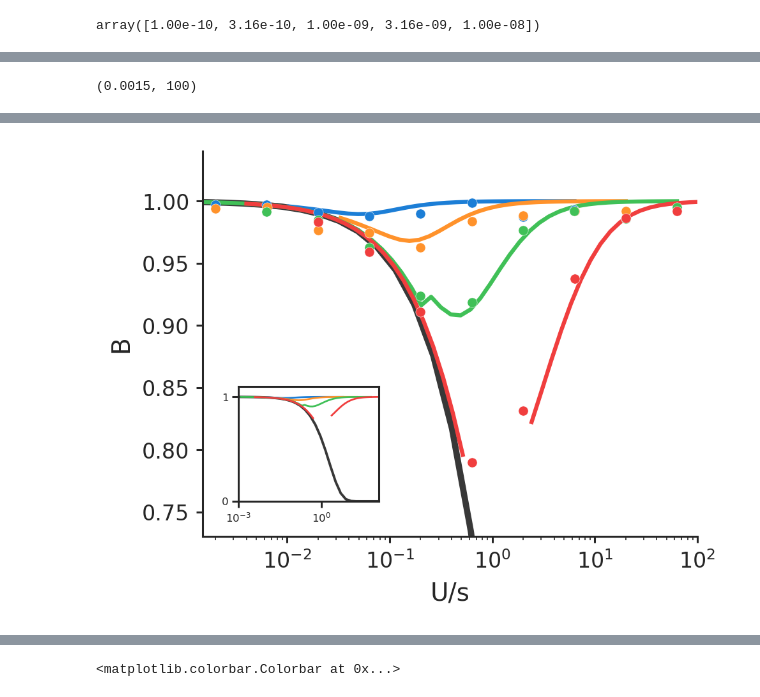
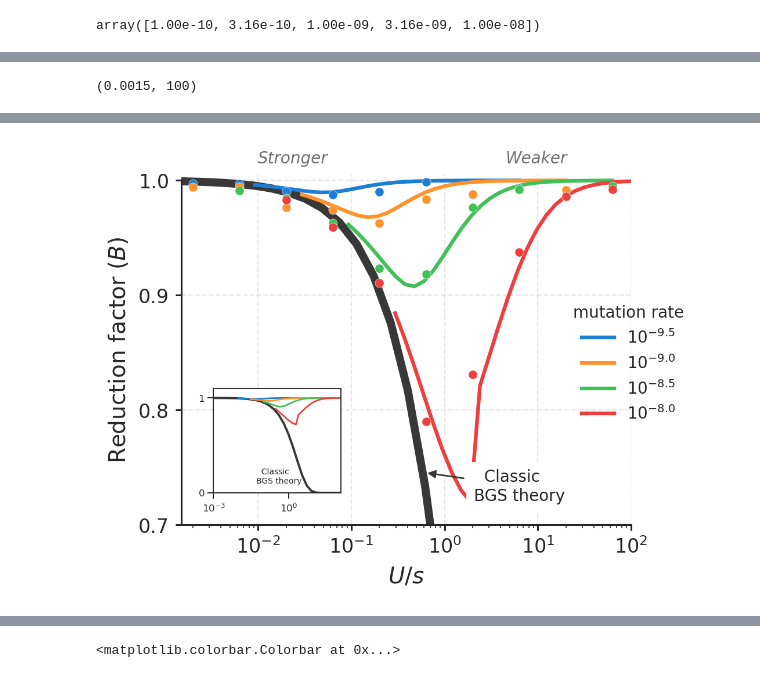
Before and after one commit to vsbuffalo/bprime, a Jupyter notebook: notebooks/region_simulations.ipynb, the cells around one changed output, grey strips where cells are left out. Cells and saved outputs as stored; diff of their text form; code cells hidden in the pictures.

Commit message:
freshly implemented theory

```diff
--- a/notebooks/region_simulations.ipynb
+++ b/notebooks/region_simulations.ipynb
@@ -54,10 +57,5 @@ Text(0.5, 0, 'position')
 # %% [markdown]
 ## Analysis of Simulation Results
-# %%
-## params for all sims, fixed across everything
-rbp = 1e-8
-L = 50_000 # total region length
-N = 1000
 # %%
 d = pd.read_pickle('../data/slim_sims/region/region_results.pkl')
 d.head()
@@ -297,25 +138,28 @@ array([1.00e-10, 3.16e-10, 1.00e-09, 3.16e-09, 1.00e-08])
 # %%
 theory_data = dict()
 
-x = np.logspace(-5, np.log10(0.5), 50)
+x = np.logspace(-5, np.log10(0.9), 50)
 for mu in dg['mu'].unique():
-    Bs_asymp = np.array(bgs_segment_sc162(mu, x, L, rbp, N))
-    Bs = np.array(bgs_segment_sc162(mu, x, L, rbp, N, asymptotic=False, sum_n=50))
-    theory_data[mu] = x, Bs_asymp, Bs
+    parts = np.array(bgs_segment_sc16_parts(mu, x, L, rbp, N, asymptotic=False, sum_n=50))
+    Bs = np.array([x[0] for x in parts])
+    Bs_asymp = np.array([x[1] for x in parts])
+    other_stuff = [x[2:] for x in parts]
+    theory_data[mu] = x, Bs, Bs_asymp, other_stuff
 # %%
 from mpl_toolkits.axes_grid1.inset_locator import inset_axes
 
-def B_theory_plot(sim_dg, L, rbp, N, mus=None, x=np.logspace(-5, np.log10(0.5), 50), legend=True, include_asymp=True,
-                  labels=True, xlim=None, ylim=None, marker_size=5, linewidth=2, data=None,
+def B_theory_plot(sim_dg, L, rbp, N, mus=None, x=np.logspace(-5, np.log10(0.9), 50),
+                  include_asymp=True, labels=True, xlim=None, ylim=None,
+                  marker_size=5, linewidth=2, data=None,
                   bgs_linewidth=2, bgs_zorder=10, figax=None, **figax_kwargs):
     fig, ax = get_figax(figax, **figax_kwargs)
-    ax.axhline(0, linestyle='dashed', c='0.22', linewidth=1)
     if mus is None:
         mus = sim_dg['mu'].unique()
     for mu in mus:
         dgs = sim_dg.loc[dg['mu'] == mu]
 
         U = 2*mu*L
+        mu_label = f"$10^{{{np.round(np.log10(mu), 2)}}}$"
 
         # sim data
         sh = dgs['sh'].values
@@ -326,45 +170,22 @@ def B_theory_plot(sim_dg, L, rbp, N, mus=None, x=np.logspace(-5, np.log10(0.5),
         # theory part
         if data is None:
             # calculate the values directly
-            Bs_asymp = np.array(bgs_segment_sc162(mu, x, L, rbp, N))
-            Bs = np.array(bgs_segment_sc162(mu, x, L, rbp, N, asymptotic=False, sum_n=50))
+            Bs_asymp = np.array(bgs_segment_sc16_vec(mu, x, L, rbp, N, dont_fallback=False))
+            Bs = np.array(bgs_segment_sc16_vec(mu, x, L, rbp, N, dont_fallback=False, asymptotic=False, sum_n=50))
         else:
             # use pre-calc'd dict
-            x, Bs_asymp, Bs = data[mu]
+            x, Bs, Bs_asymp_dont_fallback, Bs_asymp, parts = data[mu]
         #Bs = np.array(bgs_segment_sc162(mu, x2, L, rbp, 1000, asymptotic=False, sum_n=10))
         #plt.plot(U/x, Bs_asymp, label=mu)
-        if mu == 1e-8:
-            # there are numeric issues when L is this big (this won't happen with real data)
-            # causing the T to overflow, and we fall into the BGS regime too late. I mask these
-            # out with np.nans — TODO mention in caption.
-            if sum(Bs < 0.7) > 0:
-                ignore_lower = x[np.min(np.where(Bs < 0.7)[0])]
-                ignore_upper = x[np.max(np.where(Bs < 0.76)[0])]
-                k = (x >= ignore_lower) & (x <= ignore_upper)
-                xx = U/x
-                yy_asymp = Bs_asymp
-                xx[k] = np.nan
-                yy_asymp[k] = np.nan
-                yy_B = Bs
-                yy_B[k] = np.nan
-            else:
-                xx, yy_asymp = U/x, Bs_asymp
-                xx, yy_B = U/x, Bs
-            ax.plot(xx, yy_B, c=col, linewidth=linewidth)
-            if include_asymp:
-                ax.plot(xx, yy_asymp, label=mu, c=col, linestyle='dashed', linewidth=linewidth)
 
-        else:
-            if include_asymp:
-                ax.plot(U/x, Bs_asymp, label=mu, c=col, linestyle='dashed', linewidth=linewidth)
-            ax.plot(U/x, Bs, c=col, linewidth=linewidth)
+        if include_asymp:
+            ax.plot(U/x, Bs_asymp, c=col, linestyle='dashed', linewidth=linewidth)
+        ax.plot(U/x, Bs, c=col, linewidth=linewidth, label=mu_label)
     mu = max(mus)
     mu_x = np.logspace(-8, 1, 50)
     bgs_theory = bgs_rec(mu, mu_x, L, rbp)
     ax.plot(2*mu*L/mu_x, bgs_theory, c='0.22', linewidth=bgs_linewidth, zorder=bgs_zorder)
 
-    if legend:
-        ax.legend()
     ax.semilogx()
     if labels:
         ax.set_ylabel("B")
@@ -376,7 +197,10 @@ def B_theory_plot(sim_dg, L, rbp, N, mus=None, x=np.logspace(-5, np.log10(0.5),
         ax.set_xlim(*xlim)
     else:
         ax.set_xlim(1e-3, 120)
+    return fig, ax
 
+
+plt.rcParams['text.usetex'] = False
 
 
 fig, ax = plt.subplots(figsize=(5, 4))
@@ -389,8 +213,10 @@ B_theory_plot(dg, L=L, rbp=rbp, N=N,
               mus=MUs,
               figax=(fig, ax), data=theory_data,
               xlim=(0.0015, 100), include_asymp=False,
-              ylim=(0.73, 1.04), marker_size=30, bgs_zorder=-1,
-              legend=False, bgs_linewidth=3.5, linewidth=2.3)
+              ylim=(0.70, 1.005),
+              #ylim=(0.70, 1.02),
+              marker_size=30, bgs_zorder=1,
+              legend=True, bgs_linewidth=5, linewidth=2.3)
 B_theory_plot(dg, L=L, rbp=rbp, N=N,
               mus=MUs,
               figax=(fig, axin), data=theory_data,
@@ -404,8 +230,12 @@ for item in ([axin.title, axin.xaxis.label, axin.yaxis.label] +
 
 axin.tick_params(axis="y", direction="out", pad=2)
 axin.tick_params(axis="x", direction="out", pad=2)
-for spine in ['top', 'right']:
+axin_axeswidth = 0.7
+for spine in ['top', 'right', 'left', 'bottom']:
     axin.spines[spine].set_visible(True)
+    axin.spines[spine].set_linewidth(axin_axeswidth)
+axin.xaxis.set_tick_params(width=axin_axeswidth)
+axin.yaxis.set_tick_params(width=axin_axeswidth)
 
 # draw the box around zoomed-in region
 draw_box = False
@@ -414,5 +244,28 @@ if draw_box:
     zoom = mpl.patches.Rectangle((x[0], y[0]), x[1] - x[0], y[1] - y[0],
                                  linewidth=0.1, edgecolor='0.22', facecolor='none')
     axin.add_patch(zoom)
+
+#ax.axhline(1, linestyle='dashed', c='0.22', linewidth=1, zorder=-1)
+#axin.axhline(1, linestyle='dashed', c='0.22', linewidth=0.5, zorder=-1)
+leg = ax.legend(loc=(0.8, 0.2), fontsize=10, title="mutation rate", framealpha=1, facecolor='white')
+frame = leg.get_frame()
+frame.set_facecolor('blue')
+ax.text(0.01, 1.015, "Stronger", c='0.44', style='italic')
+ax.quiver(0.008, 1.02, -0.9, 0, units='inches', scale_units='inches', scale=2, color='0.44')
+ax.text(4.5, 1.015, "Weaker",  c='0.44', style='italic')
+ax.quiver(28, 1.02, 0.9, 0, units='inches', scale_units='inches', scale=2, color='0.44')
+ax.annotate("  Classic\nBGS theory", xy=(0.54, 0.15), xytext=(0.65, 0.07),
+            backgroundcolor='white',
+             arrowprops=dict(arrowstyle="-|>", color='0.22',
+                            connectionstyle="arc3"),
+            xycoords=ax.transAxes, weight=550)
+
+ax.set_ylabel("Reduction factor ($B$)")
+ax.set_xlabel("$U/s$")
+ax.spines['left'].set_bounds((0.7, 1))
+ax.grid(linestyle='dashed')
+ax.set_axisbelow(True)
+axin.annotate("  Classic\nBGS theory", xy=(0.05, 0.1), fontsize=5)
+ax.set_yticks([0.7, 0.8, 0.9, 1])
 # %% [output]
 (0.0015, 100)
@@ -419 +276 @@ if draw_box:
-[figure, old version]
+[figure, new version]
```
Also changed, not shown: parts of 31 cells of this notebook, 1 other file.
